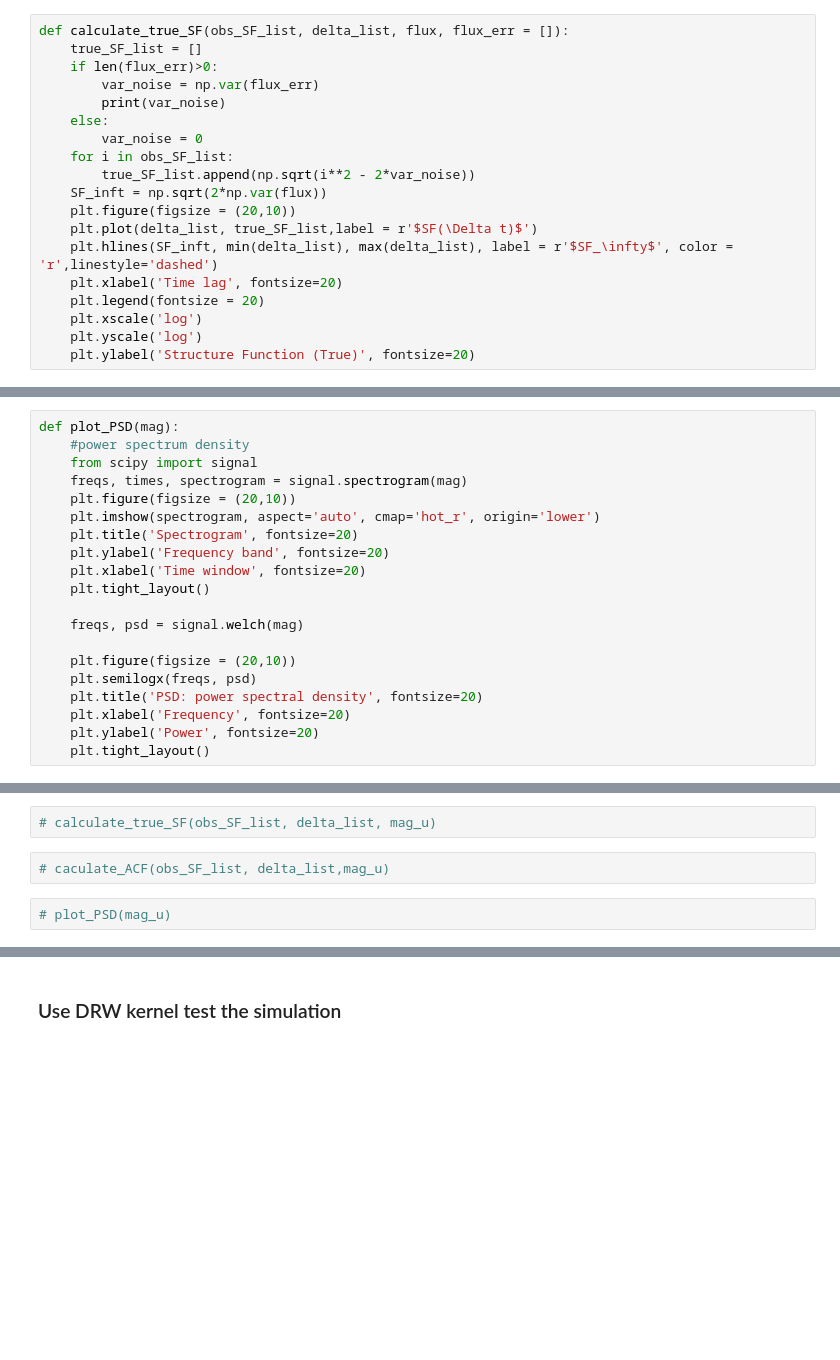
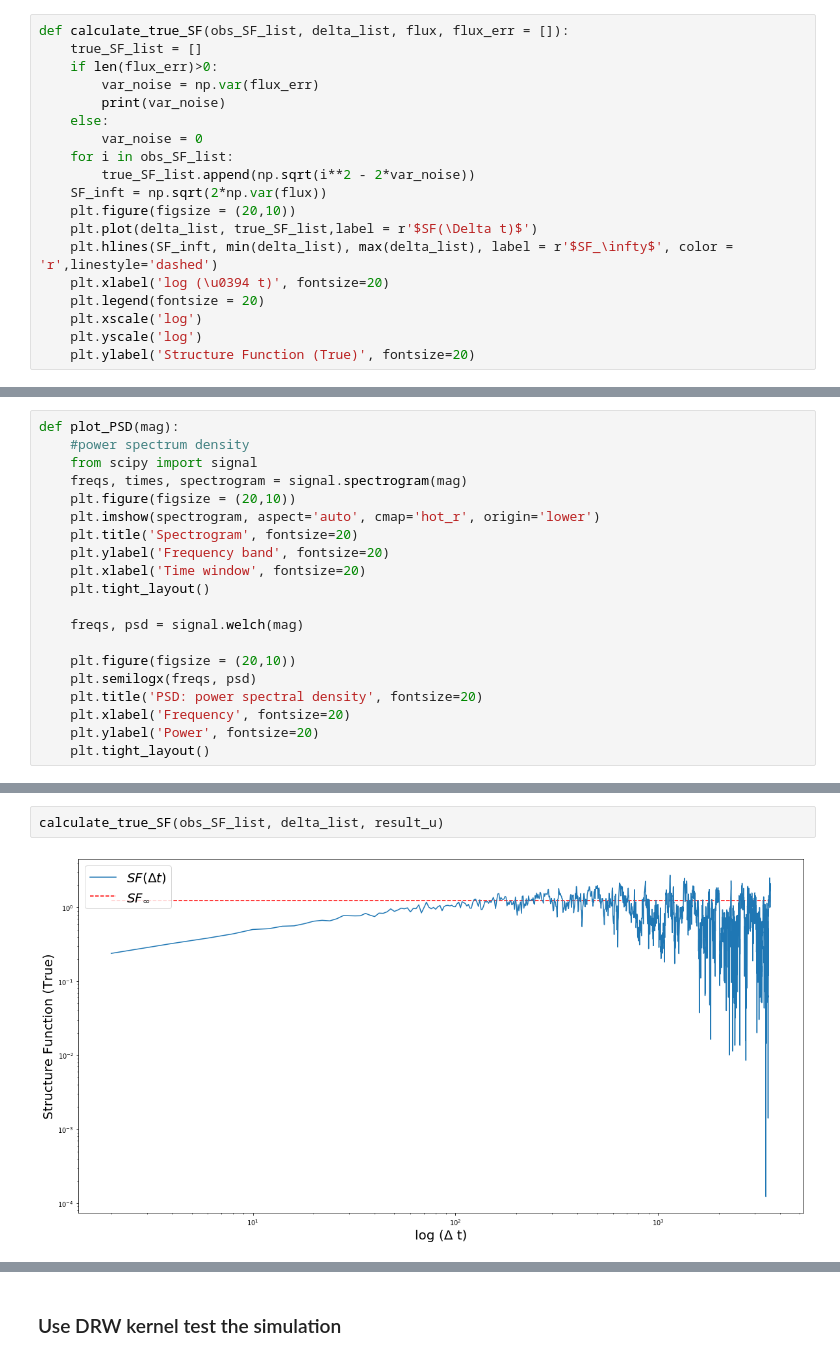
Before and after one commit to XinyueSheng2019/QuasarClassifier, a Jupyter notebook: data/lsst/lsstAGNmodel/Model generation.ipynb, the cells around one changed output, grey strips where cells are left out. Drawn from its saved outputs; the diff is of its cells as text; blank space fills up the shorter version.

```diff
--- a/data/lsst/lsstAGNmodel/Model generation.ipynb
+++ b/data/lsst/lsstAGNmodel/Model generation.ipynb
@@ -135,7 +135,7 @@ def calculate_true_SF(obs_SF_list, delta_list, flux, flux_err = []):
     plt.figure(figsize = (20,10))
     plt.plot(delta_list, true_SF_list,label = r'$SF(\Delta t)$')
     plt.hlines(SF_inft, min(delta_list), max(delta_list), label = r'$SF_\infty$', color = 'r',linestyle='dashed')
-    plt.xlabel('Time lag', fontsize=20)
+    plt.xlabel('log (\u0394 t)', fontsize=20)
     plt.legend(fontsize = 20)
     plt.xscale('log')
     plt.yscale('log')
@@ -251,6 +253,4 @@ plt.show()
-# %%
-# calculate_true_SF(obs_SF_list, delta_list, mag_u)
-# %%
-# caculate_ACF(obs_SF_list, delta_list,mag_u)
-# %%
-# plot_PSD(mag_u)
+# %%
+calculate_true_SF(obs_SF_list, delta_list, result_u)
+# %% [output]
+[figure, added]
```
Also changed, not shown: parts of 10 cells of this notebook, 9 other files.
